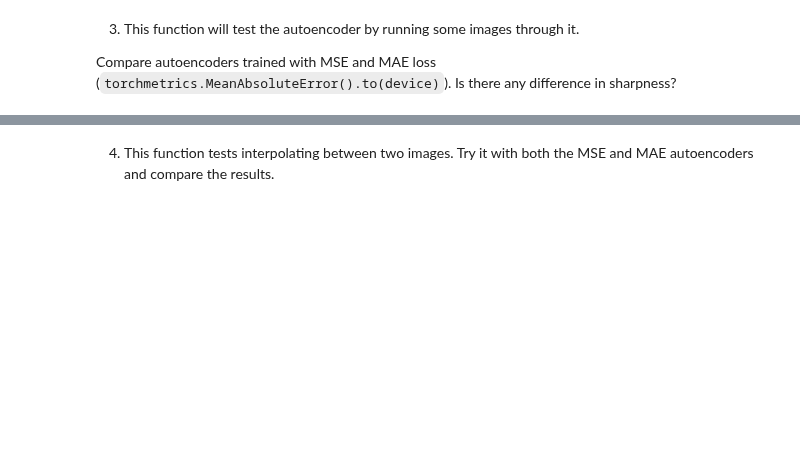
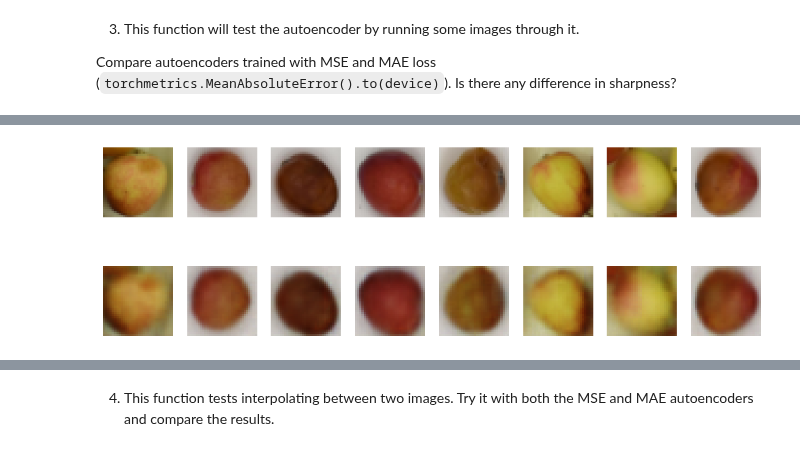
Before and after one commit to otishunt/DATA-4620-Labs, a Jupyter notebook: Labs/Lab_06_02_Autoencoder.ipynb, the cells around one changed output, grey strips where cells are left out. Cells and saved outputs as stored; diff of their text form; code cells hidden in the pictures; blank space fills up the shorter version.

```diff
--- a/Labs/Lab_06_02_Autoencoder.ipynb
+++ b/Labs/Lab_06_02_Autoencoder.ipynb
@@ -116,4 +155,15 @@ def train_autoencoder(autoencoder, train_loader, criterion, optimizer, device='c
             epochs: The number of epochs to train for. Defaults to 100.
     """
     autoencoder.train()
-    # YOUR CODE GOES HERE
+    for epoch in range(epochs):
+        total_loss = 0
+        for images, _ in tqdm(train_loader, desc=f'Epoch {epoch+1}/{epochs}', leave=False):
+            images = images.to(device)
+            reconstructed = autoencoder(images)
+            loss = criterion(reconstructed, images)
+
+            optimizer.zero_grad()
+            loss.backward()
+            optimizer.step()
+            total_loss += loss.item()
+        print(f'Epoch {epoch+1}: loss = {total_loss / len(train_loader):.4f}')
@@ -121,0 +170,4 @@ def train_autoencoder(autoencoder, train_loader, criterion, optimizer, device='c
+# %%
+criterion = torchmetrics.MeanSquaredError().to(device)
+optimizer = torch.optim.Adam(autoencoder.parameters(), lr=1e-3)
+train_autoencoder(autoencoder, train_loader, criterion, optimizer, device=device, epochs=100)
@@ -146,0 +209,8 @@ YOUR TEXT GOES HERE
+# %%
+mse_encoder, mse_decoder, mse_ae = make_autoencoder(device=device)
+optimizer = torch.optim.Adam(mse_ae.parameters(), lr=1e-3)
+train_autoencoder(mse_ae, train_loader, torchmetrics.MeanSquaredError().to(device), optimizer, device=device, epochs=30)
+
+mae_encoder, mae_decoder, mae_ae = make_autoencoder(device=device)
+optimizer = torch.optim.Adam(mae_ae.parameters(), lr=1e-3)
+train_autoencoder(mae_ae, train_loader, torchmetrics.MeanAbsoluteError().to(device), optimizer, device=device, epochs=30)
@@ -146,0 +231,5 @@ YOUR TEXT GOES HERE
+# %%
+#test block
+test_autoencoder(mse_ae, train_loader, device=device)
+# %% [output]
+[figure, added]
```
Also changed, not shown: parts of 18 cells of this notebook.
